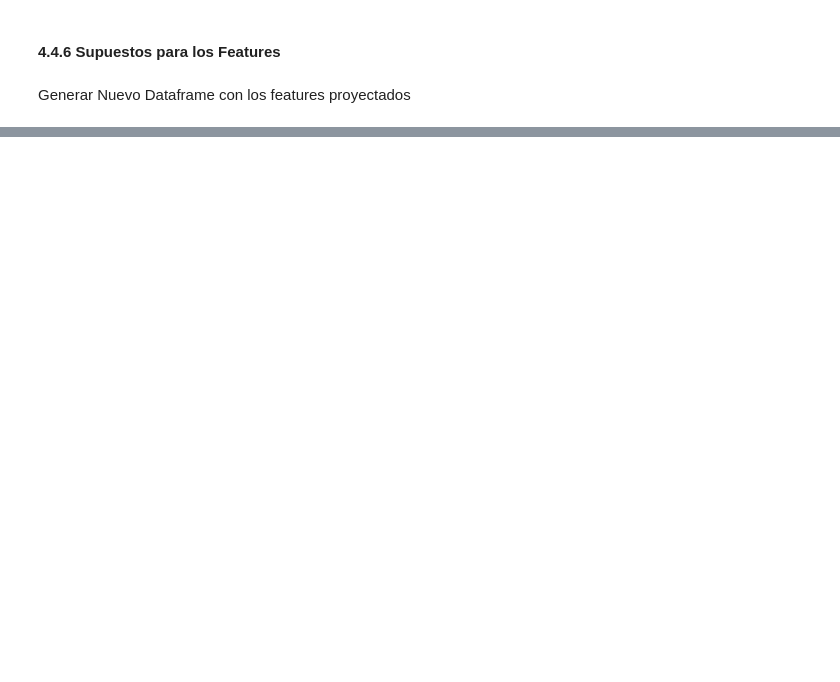
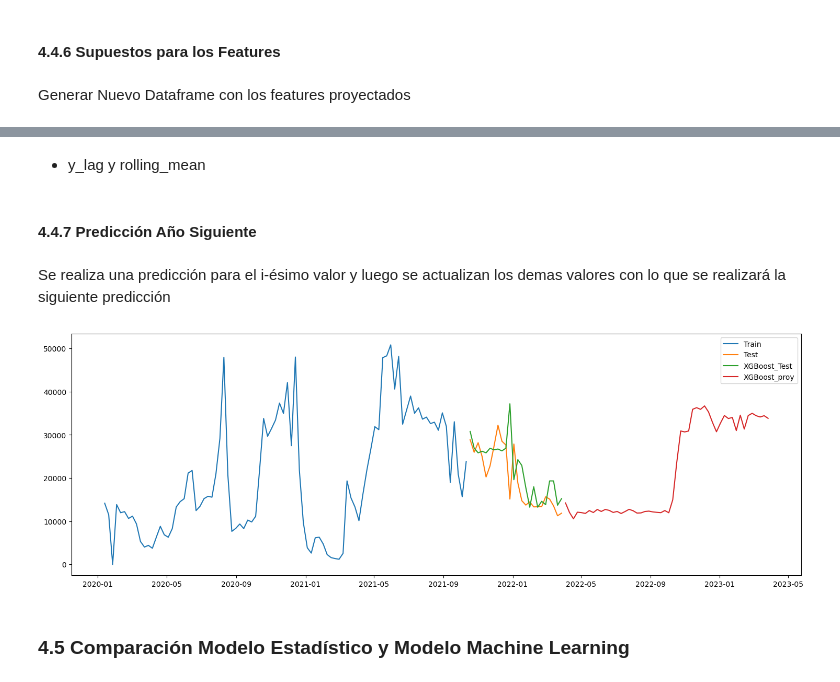
Before and after one commit to DiegoHidalgoS/Sodimac-Challenge, a Jupyter notebook: notebooks/main.ipynb, the cells around one changed output, grey strips where cells are left out. Drawn from its saved outputs; the diff is of its cells as text; code cells hidden in the pictures; blank space fills up the shorter version.

```diff
--- a/notebooks/main.ipynb
+++ b/notebooks/main.ipynb
@@ -435,3 +430,4 @@ plt.show()
 Generar Nuevo Dataframe con los features proyectados
 # %%
 df_new_dates = pd.DataFrame(index=new_dates, columns=X_test.columns)
+df_new_dates = df_new_dates.fillna(0)
@@ -438,5 +436,8 @@ df_new_dates = pd.DataFrame(index=new_dates, columns=X_test.columns)
 # %%
 # Dataframe de los ultimos 3 meses de entrenamiento
 last_train_date = X_train.index[-1]
-last_3 = last_train_date - timedelta(days=90)
-df_last_3 = X_train[X_train.index > last_3]
+last_4 = last_train_date - timedelta(days=120)
+df_last_4 = X_train[X_train.index > last_4]
+
+# Promedio de los ultimos 4 meses
+mean_last_4 = df_last_4.mean(axis=0)
@@ -442,0 +463,4 @@ df_last_3 = X_train[X_train.index > last_3]
+# %%
+df_new_dates['year'] = df_new_dates.index.year
+df_new_dates['dayofyear'] = df_new_dates.index.dayofyear
+df_new_dates['weekofyear'] = df_new_dates.index.weekofyear
@@ -442,0 +489,2 @@ df_last_3 = X_train[X_train.index > last_3]
+# %% [markdown]
+- y_lag y rolling_mean
@@ -442,0 +515,40 @@ df_last_3 = X_train[X_train.index > last_3]
+# %% [markdown]
+#### 4.4.7 Predicción Año Siguiente
+# %% [markdown]
+Se realiza una predicción para el i-ésimo valor y luego se actualizan los demas valores con lo que se realizará la siguiente predicción
+# %%
+# Prediccion a rellenar
+y_pred_new = np.zeros(len(df_new_dates))
+
+# Predecir feacha a fecha
+for i in range(len(df_new_dates)):
+    # Predecir para el i-esimo valor
+    x_i = df_concat[df_concat['num'] == i].drop(columns = ['y','num'])
+    y_pred_new[i] = int(xg_reg.predict(x_i)[0])
+
+    # Actualizar valor de 'y'
+    df_concat.loc[df_concat['num'] == i, 'y'] = y_pred_new[i]
+
+    # Actualizar y_lag_
+    df_concat['y_lag_1'] = df_concat.y.shift(1)
+    df_concat['y_lag_2'] = df_concat.y.shift(2)
+    df_concat['y_lag_3'] = df_concat.y.shift(3)
+    df_concat['y_lag_4'] = df_concat.y.shift(4)
+
+    # Actualizar rolling_mean
+    df_concat['rolling_mean_1'] = df_concat.y_lag_1.rolling(window=4).mean()
+    df_concat['rolling_mean_2'] = df_concat.y_lag_2.rolling(window=4).mean()
+    df_concat['rolling_mean_3'] = df_concat.y_lag_3.rolling(window=4).mean()
+    df_concat['rolling_mean_4'] = df_concat.y_lag_4.rolling(window=4).mean()
+# %%
+plt.figure(figsize=(18,6))
+plt.plot(train_data.index,train_data.y,label = 'Train')
+plt.plot(test_data.index,test_data.y,label = 'Test')
+plt.plot(test_data.index, y_pred_xg, label = 'XGBoost_Test')
+plt.plot(df_new_dates.index, y_pred_new, label = 'XGBoost_proy')
+plt.legend()
+plt.show()
+# %% [output]
+[figure, added]
+# %% [markdown]
+### 4.5 Comparación Modelo Estadístico y Modelo Machine Learning
```
Also changed, not shown: parts of 23 cells of this notebook, 5 other files.
